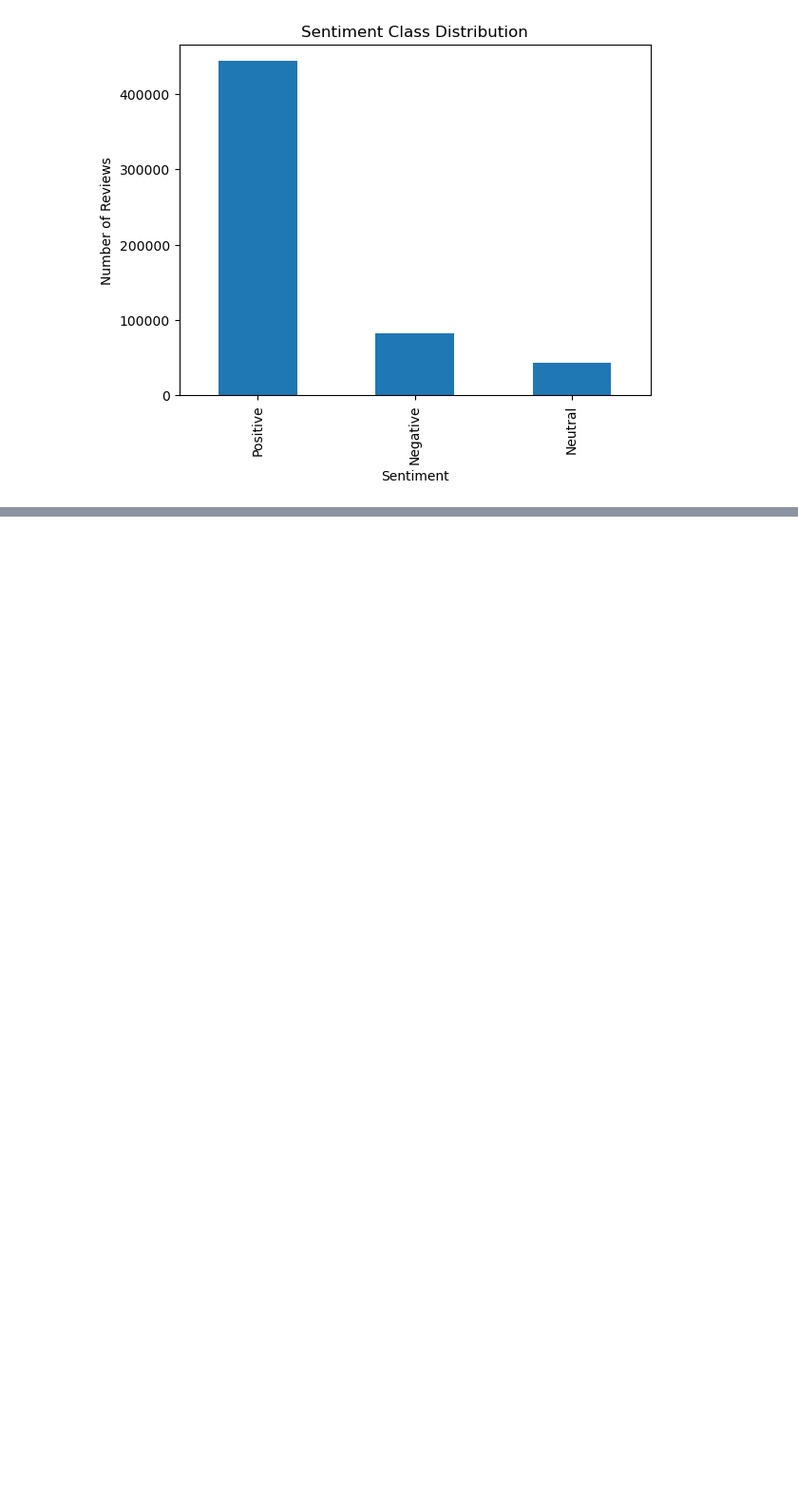
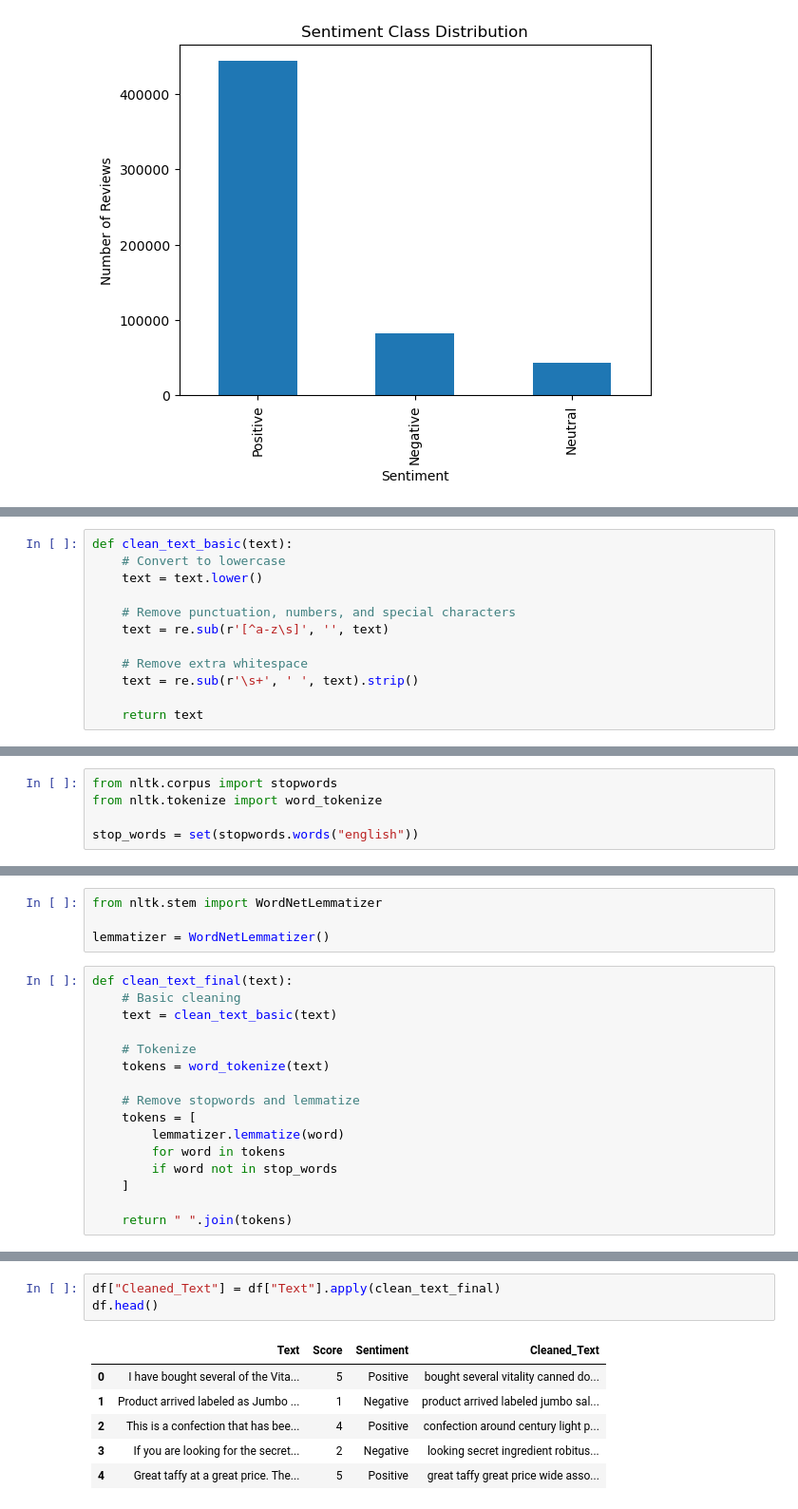
Before and after one commit to 03sans/AML_Coursework, a Jupyter notebook: AML_Coursework.ipynb, the cells around one changed output, grey strips where cells are left out. Shown at 95% size. Saved outputs shown, nothing was run; the diff lists cells and outputs as text; blank space fills up the shorter version.

Commit message:
Add text preprocessing and TF-IDF feature extraction

```diff
--- a/AML_Coursework.ipynb
+++ b/AML_Coursework.ipynb
@@ -123,0 +126,12 @@ plt.show()
+# %%
+def clean_text_basic(text):
+    # Convert to lowercase
+    text = text.lower()
+
+    # Remove punctuation, numbers, and special characters
+    text = re.sub(r'[^a-z\s]', '', text)
+
+    # Remove extra whitespace
+    text = re.sub(r'\s+', ' ', text).strip()
+
+    return text
@@ -123,0 +149,5 @@ plt.show()
+# %%
+from nltk.corpus import stopwords
+from nltk.tokenize import word_tokenize
+
+stop_words = set(stopwords.words("english"))
@@ -123,0 +187,20 @@ plt.show()
+# %%
+from nltk.stem import WordNetLemmatizer
+
+lemmatizer = WordNetLemmatizer()
+# %%
+def clean_text_final(text):
+    # Basic cleaning
+    text = clean_text_basic(text)
+
+    # Tokenize
+    tokens = word_tokenize(text)
+
+    # Remove stopwords and lemmatize
+    tokens = [
+        lemmatizer.lemmatize(word)
+        for word in tokens
+        if word not in stop_words
+    ]
+
+    return " ".join(tokens)
@@ -123,0 +216,10 @@ plt.show()
+# %%
+df["Cleaned_Text"] = df["Text"].apply(clean_text_final)
+df.head()
+# %% [output]
+|  | Text | Score | Sentiment | Cleaned_Text |
+| 0 | I have bought several of the Vita... | 5 | Positive | bought several vitality canned do... |
+| 1 | Product arrived labeled as Jumbo ... | 1 | Negative | product arrived labeled jumbo sal... |
+| 2 | This is a confection that has bee... | 4 | Positive | confection around century light p... |
+| 3 | If you are looking for the secret... | 2 | Negative | looking secret ingredient robitus... |
+| 4 | Great taffy at a great price. The... | 5 | Positive | great taffy great price wide asso... |
```
Also changed, not shown: parts of 8 cells of this notebook.
